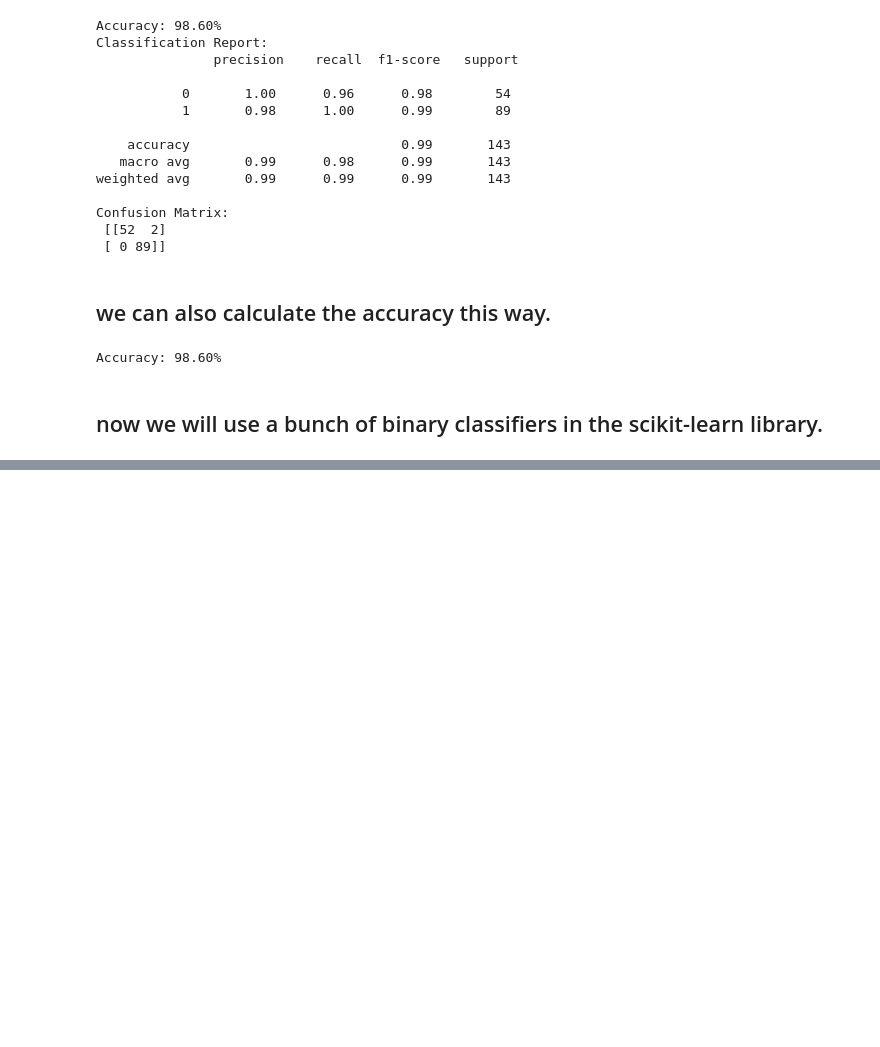
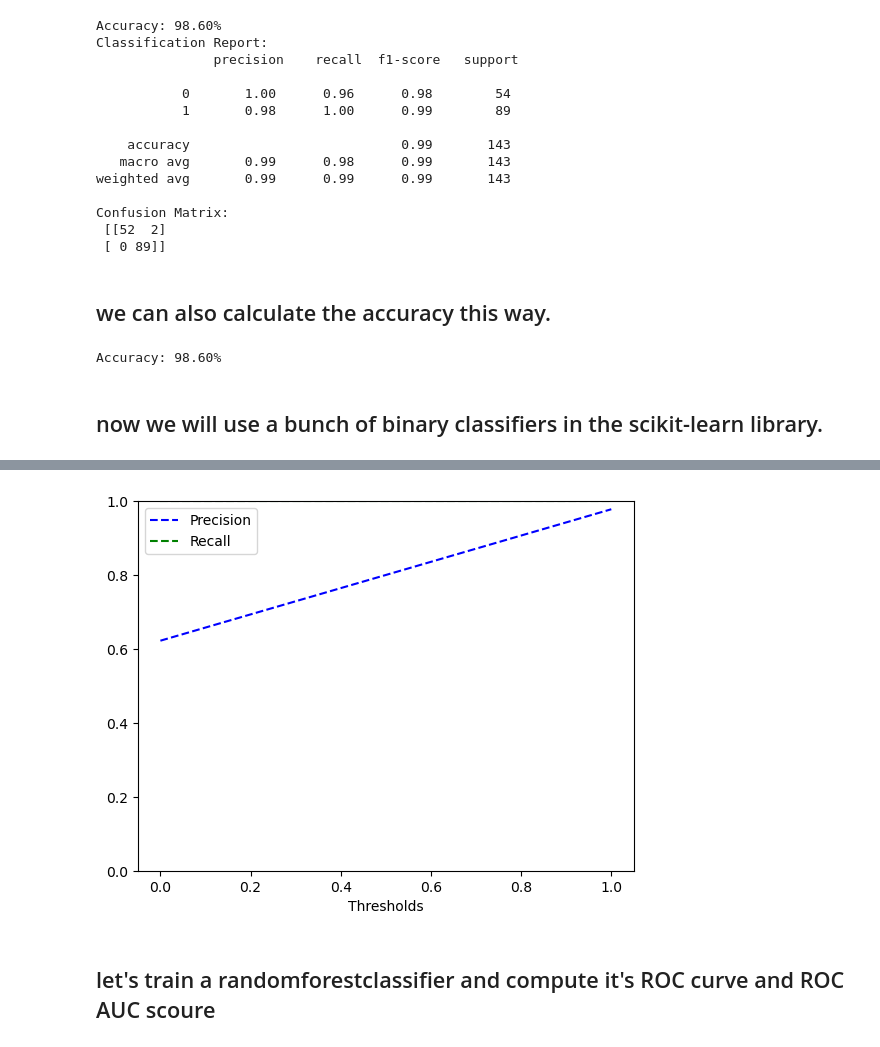
Before and after one commit to TariqAlhathloul/machine_learning_classification, a Jupyter notebook: binary_classification.ipynb, the cells around one changed output, grey strips where cells are left out. Saved outputs shown, nothing was run; the diff lists cells and outputs as text; code cells hidden in the pictures; blank space fills up the shorter version.

```diff
--- a/binary_classification.ipynb
+++ b/binary_classification.ipynb
@@ -232,0 +252,16 @@ K Neighbors          0.958042   0.988764  0.946237
+# %%
+def plot_precision_recall_vs_threshold(precision, recall,thresholds):
+    plt.plot(thresholds, precision[:-1], 'b--', label="Precision")
+    plt.plot(thresholds, recall[:-1], 'g--', label = "Recall")
+    plt.xlabel("Thresholds")
+    plt.legend(loc="upper left")
+    plt.ylim([0,1])
+# %%
+from sklearn.metrics import precision_recall_curve
+precisions, recalls, thresholds = precision_recall_curve(y_test, pred)
+# %%
+plot_precision_recall_vs_threshold(precisions, recalls, thresholds)
+# %% [output]
+[figure, added]
+# %% [markdown]
+## let's train a randomforestclassifier and compute it's ROC curve and ROC AUC scoure
```
Also changed, not shown: parts of 16 cells of this notebook, 1 other file.
